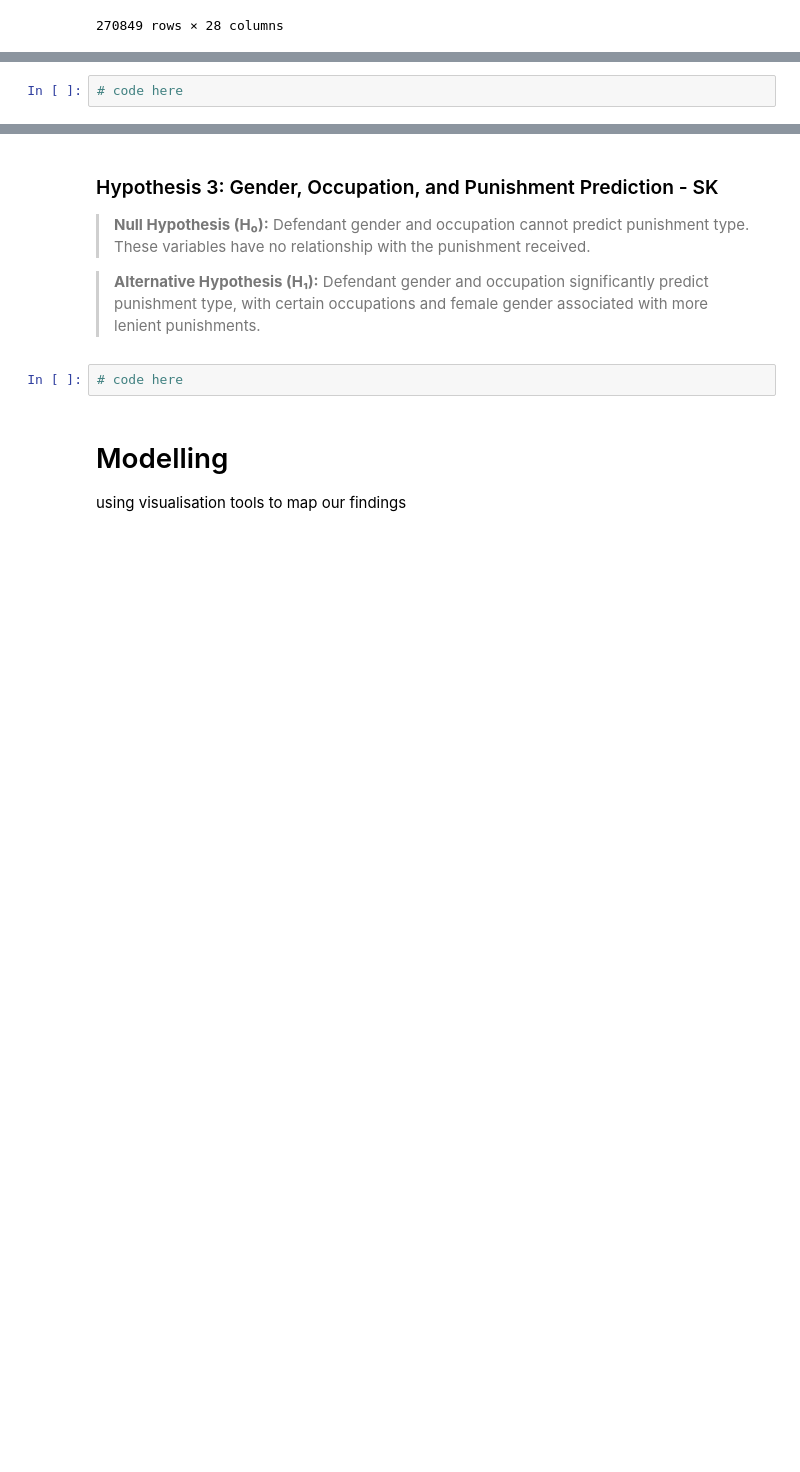
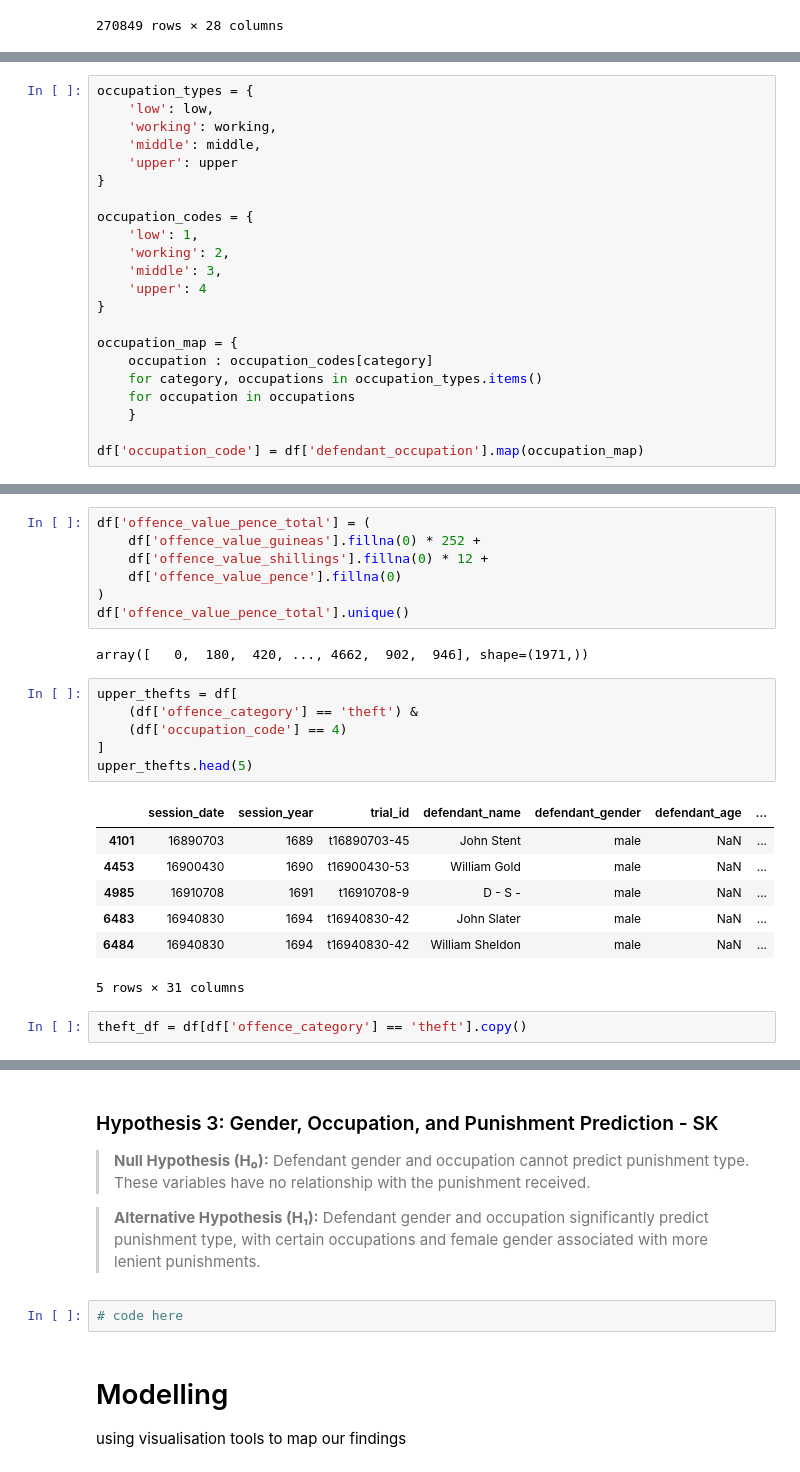
Before and after one commit to shayeliza/M6006_assignment3_23451794514, a Jupyter notebook: Working_document_new.ipynb, the cells around one changed output, grey strips where cells are left out. Cells and saved outputs as stored; diff of their text form; blank space fills up the shorter version.

```diff
--- a/Working_document_new.ipynb
+++ b/Working_document_new.ipynb
@@ -1344,0 +1449,22 @@ df
+# %%
+occupation_types = {
+    'low': low,
+    'working': working,
+    'middle': middle,
+    'upper': upper
+}
+
+occupation_codes = {
+    'low': 1,
+    'working': 2,
+    'middle': 3,
+    'upper': 4
+}
+
+occupation_map = {
+    occupation : occupation_codes[category]
+    for category, occupations in occupation_types.items()
+    for occupation in occupations
+    }
+
+df['occupation_code'] = df['defendant_occupation'].map(occupation_map)
@@ -1345,2 +1488,25 @@ df
 # %%
-# code here
+df['offence_value_pence_total'] = (
+    df['offence_value_guineas'].fillna(0) * 252 +
+    df['offence_value_shillings'].fillna(0) * 12 +
+    df['offence_value_pence'].fillna(0)
+)
+df['offence_value_pence_total'].unique()
+# %% [output]
+array([   0,  180,  420, ..., 4662,  902,  946], shape=(1971,))
+# %%
+upper_thefts = df[
+    (df['offence_category'] == 'theft') &
+    (df['occupation_code'] == 4)
+]
+upper_thefts.head(5)
+# %% [output]
+|  | session_date | session_year | trial_id | defendant_name | defendant_gender | defendant_age | ... |
+| 4101 | 16890703 | 1689 | t16890703-45 | John Stent | male | NaN | ... |
+| 4453 | 16900430 | 1690 | t16900430-53 | William Gold | male | NaN | ... |
+| 4985 | 16910708 | 1691 | t16910708-9 | D - S - | male | NaN | ... |
+| 6483 | 16940830 | 1694 | t16940830-42 | John Slater | male | NaN | ... |
+| 6484 | 16940830 | 1694 | t16940830-42 | William Sheldon | male | NaN | ... |
+5 rows × 31 columns
+# %%
+theft_df = df[df['offence_category'] == 'theft'].copy()
```
Also changed, not shown: parts of 13 cells of this notebook.
